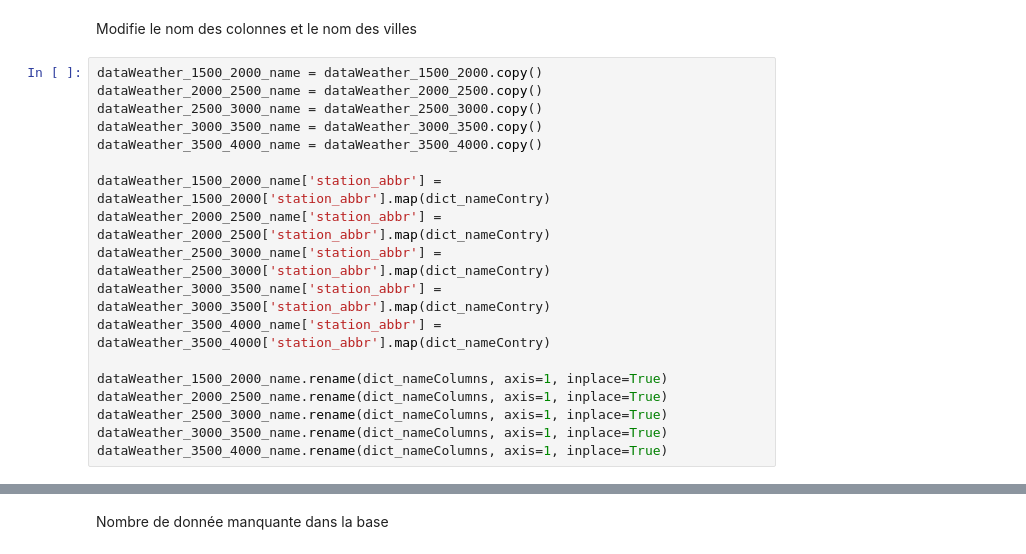
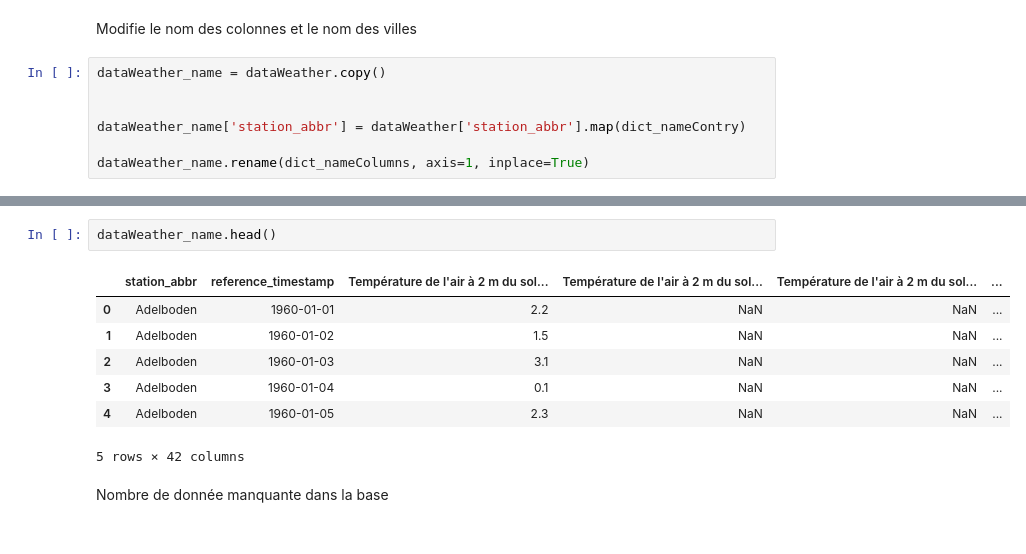
Before and after one commit to Inertie78/StatisticalWeather, a Jupyter notebook: statisticalWeather.ipynb, the cells around one changed output, grey strips where cells are left out. Saved outputs shown, nothing was run; the diff lists cells and outputs as text.

```diff
--- a/statisticalWeather.ipynb
+++ b/statisticalWeather.ipynb
@@ -185,21 +124,10 @@ dataWeather_3500_4000 = dataWeather_3500_4000.drop(columns=dif_list, axis=1)
 # %% [markdown]
 Modifie le nom des colonnes et le nom des villes
 # %%
-dataWeather_1500_2000_name = dataWeather_1500_2000.copy()
-dataWeather_2000_2500_name = dataWeather_2000_2500.copy()
-dataWeather_2500_3000_name = dataWeather_2500_3000.copy()
-dataWeather_3000_3500_name = dataWeather_3000_3500.copy()
-dataWeather_3500_4000_name = dataWeather_3500_4000.copy()
+dataWeather_name = dataWeather.copy()
 
-dataWeather_1500_2000_name['station_abbr'] = dataWeather_1500_2000['station_abbr'].map(dict_nameContry)
-dataWeather_2000_2500_name['station_abbr'] = dataWeather_2000_2500['station_abbr'].map(dict_nameContry)
-dataWeather_2500_3000_name['station_abbr'] = dataWeather_2500_3000['station_abbr'].map(dict_nameContry)
-dataWeather_3000_3500_name['station_abbr'] = dataWeather_3000_3500['station_abbr'].map(dict_nameContry)
-dataWeather_3500_4000_name['station_abbr'] = dataWeather_3500_4000['station_abbr'].map(dict_nameContry)
 
-dataWeather_1500_2000_name.rename(dict_nameColumns, axis=1, inplace=True)
-dataWeather_2000_2500_name.rename(dict_nameColumns, axis=1, inplace=True)
-dataWeather_2500_3000_name.rename(dict_nameColumns, axis=1, inplace=True)
-dataWeather_3000_3500_name.rename(dict_nameColumns, axis=1, inplace=True)
-dataWeather_3500_4000_name.rename(dict_nameColumns, axis=1, inplace=True)
+dataWeather_name['station_abbr'] = dataWeather['station_abbr'].map(dict_nameContry)
+
+dataWeather_name.rename(dict_nameColumns, axis=1, inplace=True)
 # %% [markdown]
@@ -230,3 +155,13 @@ memory usage: 19.3+ MB
+# %%
+dataWeather_name.head()
+# %% [output]
+|  | station_abbr | reference_timestamp | Température de l'air à 2 m du sol... | Température de l'air à 2 m du sol... | Température de l'air à 2 m du sol... | ... |
+| 0 | Adelboden | 1960-01-01 | 2.2 | NaN | NaN | ... |
+| 1 | Adelboden | 1960-01-02 | 1.5 | NaN | NaN | ... |
+| 2 | Adelboden | 1960-01-03 | 3.1 | NaN | NaN | ... |
+| 3 | Adelboden | 1960-01-04 | 0.1 | NaN | NaN | ... |
+| 4 | Adelboden | 1960-01-05 | 2.3 | NaN | NaN | ... |
+5 rows × 42 columns
 # %% [markdown]
 Nombre de donnée manquante dans la base
 # %%
```
Also changed, not shown: parts of 29 cells of this notebook, 1 other file.
